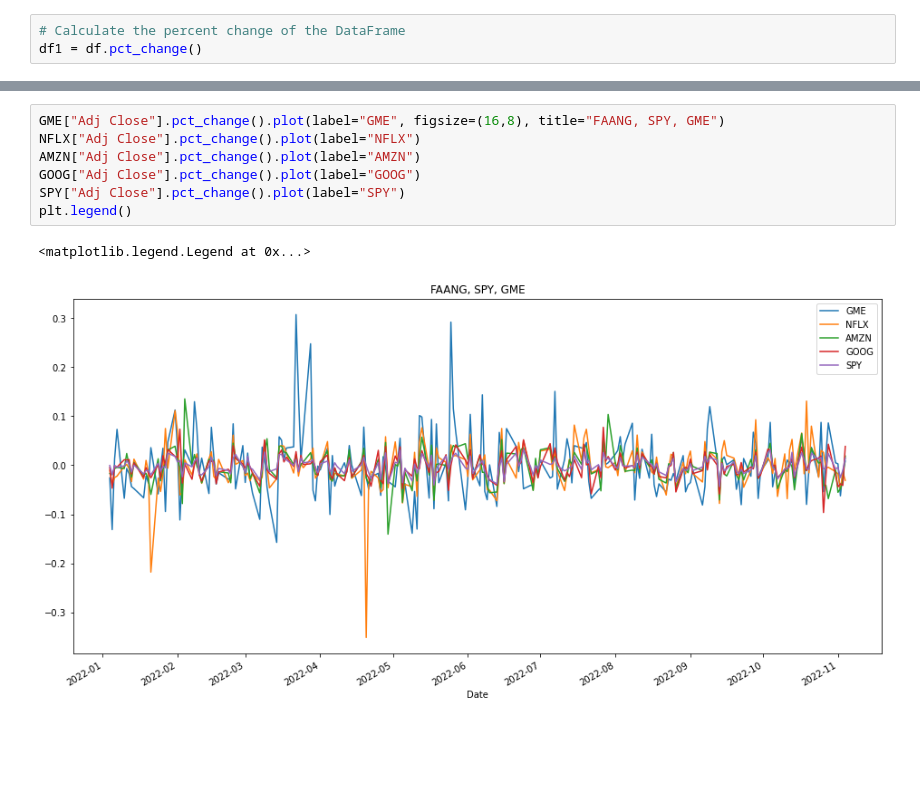
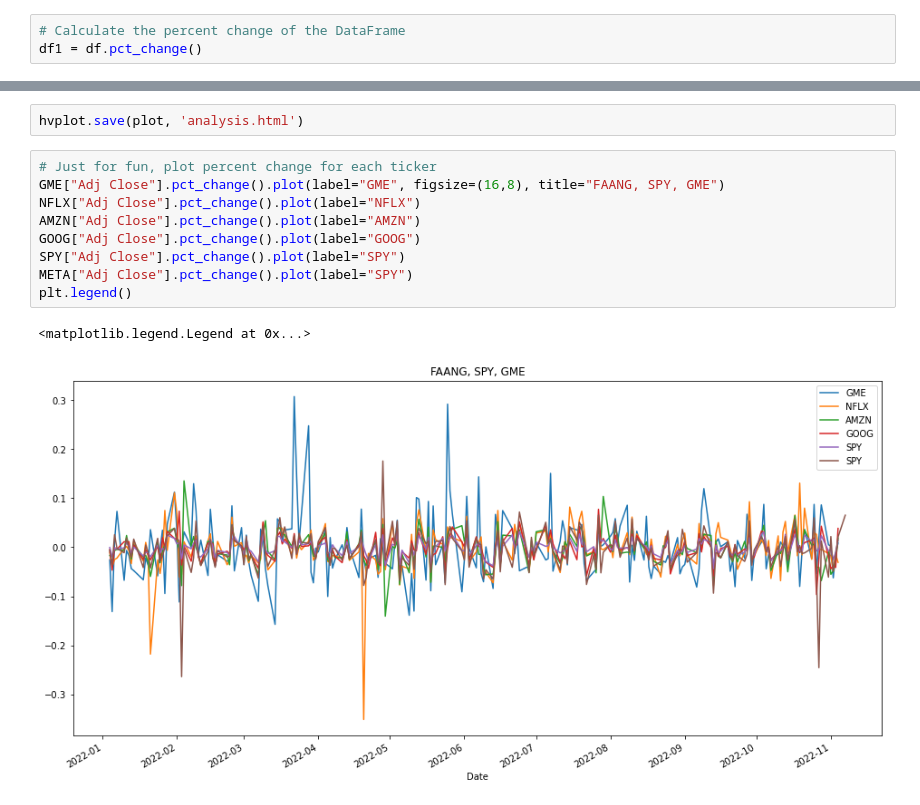
Before and after one commit to ghedrick76/gme_analysis, a Jupyter notebook: gme_analysis.ipynb, the cells around one changed output, grey strips where cells are left out. Drawn from its saved outputs; the diff is of its cells as text; blank space fills up the shorter version.

```diff
--- a/gme_analysis.ipynb
+++ b/gme_analysis.ipynb
@@ -78,12 +79,16 @@ df1 = df.pct_change()
 # %% [output]
 [interactive output not drawn]
+# %%
+hvplot.save(plot, 'analysis.html')
 # %%
+# Just for fun, plot percent change for each ticker
 GME["Adj Close"].pct_change().plot(label="GME", figsize=(16,8), title="FAANG, SPY, GME")
 NFLX["Adj Close"].pct_change().plot(label="NFLX")
 AMZN["Adj Close"].pct_change().plot(label="AMZN")
 GOOG["Adj Close"].pct_change().plot(label="GOOG")
 SPY["Adj Close"].pct_change().plot(label="SPY")
+META["Adj Close"].pct_change().plot(label="SPY")
 plt.legend()
 # %% [output]
 <matplotlib.legend.Legend at 0x...>
-[figure, old version]
+[figure, new version]
```
Also changed, not shown: parts of 1 cell of this notebook, 1 other file.
